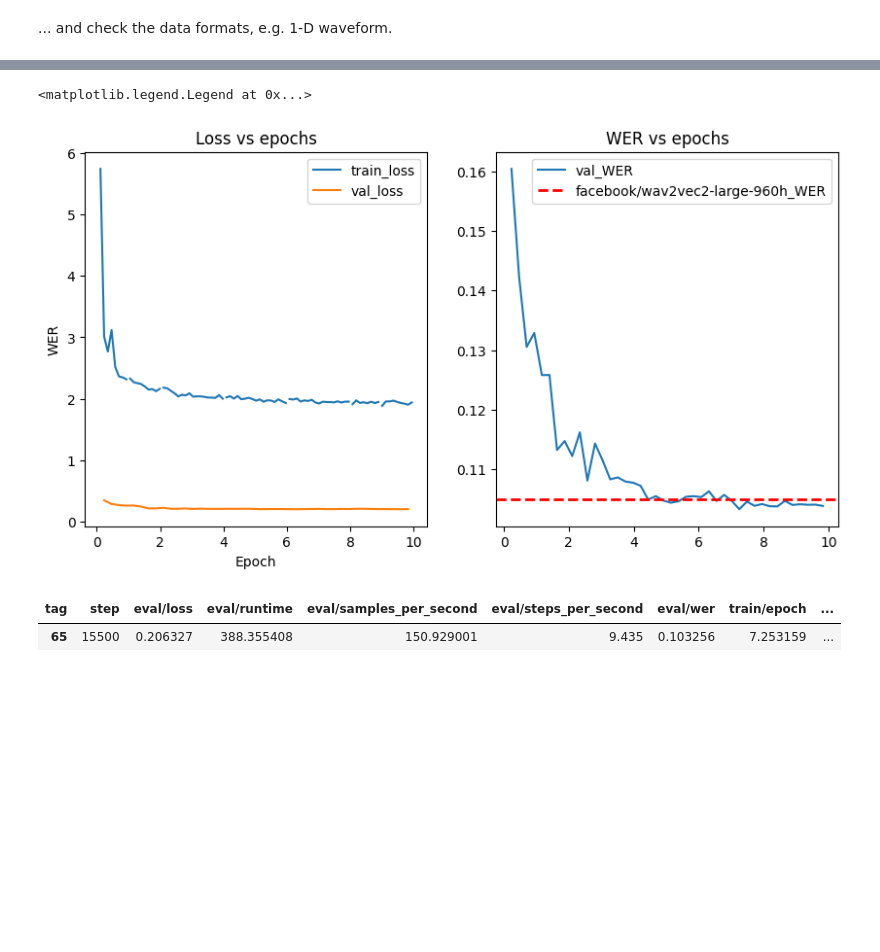
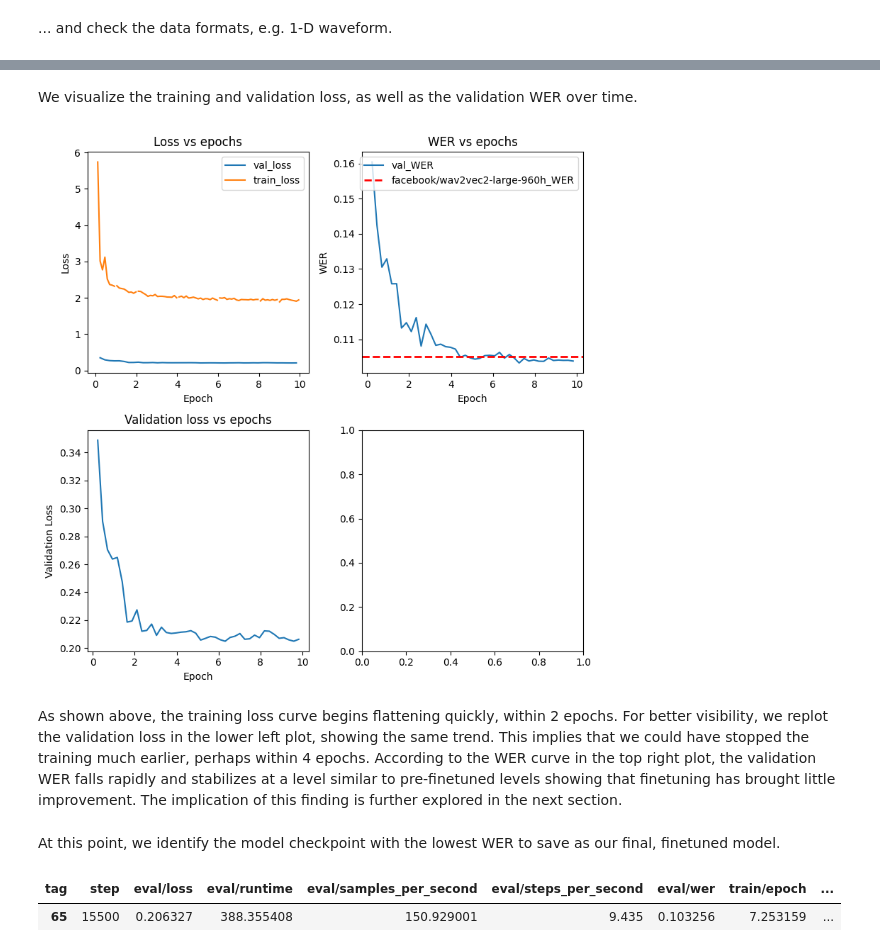
Before and after one commit to teofc111/asr_project, a Jupyter notebook: asr-train/cv-train-2a.ipynb, the cells around one changed output, grey strips where cells are left out. Cells and saved outputs as stored; diff of their text form; code cells hidden in the pictures; blank space fills up the shorter version.

Commit message:
Cleaned up notebook and added final finetuned model for uploading

```diff
--- a/asr-train/cv-train-2a.ipynb
+++ b/asr-train/cv-train-2a.ipynb
@@ -841,2 +574,4 @@ TrainOutput(global_step=21370, training_loss=0.12362917523881684, metrics={'trai
+# %% [markdown]
+We visualize the training and validation loss, as well as the validation WER over time.
 # %%
 from tbparse import SummaryReader
@@ -847,25 +583,35 @@ df.drop_duplicates(subset=['step','tag'], keep='last', inplace=True)
 df = df.pivot(index='step', columns='tag', values='value').reset_index()
 df_eval = df.loc[~pd.isna(df['eval/loss']),:]
 # %%
-n_step_per_epoch = 13
-fig, axs = plt.subplots(1,2,figsize=(10,5))
+fig, axs = plt.subplots(2,2,figsize=(8,8))
+axs = axs.flatten()
 
+axs[0].plot(df_eval['train/epoch'],df_eval['eval/loss'],label='val_loss')
 axs[0].plot(df['train/epoch'],df['train/loss'],label='train_loss')
-axs[0].plot(df_eval['train/epoch'],df_eval['eval/loss'],label='val_loss')
 axs[0].set_title('Loss vs epochs')
 axs[0].set_xlabel('Epoch')
 axs[0].set_ylabel('Loss')
 axs[0].legend()
 
 axs[1].plot(df_eval['train/epoch'],df_eval['eval/wer'],label='val_WER')
 axs[1].axhline(y=0.105, color='red', linestyle='--', linewidth=2, label='facebook/wav2vec2-large-960h_WER')
 axs[1].set_title('WER vs epochs')
-axs[0].set_xlabel('Epoch')
-axs[0].set_ylabel('WER')
+axs[1].set_xlabel('Epoch')
+axs[1].set_ylabel('WER')
 axs[1].legend()
+
+axs[2].plot(df_eval['train/epoch'],df_eval['eval/loss'])
+axs[2].set_title('Validation loss vs epochs')
+axs[2].set_xlabel('Epoch')
+axs[2].set_ylabel('Validation Loss')
+
+fig.tight_layout()
 # %% [output]
-<matplotlib.legend.Legend at 0x...>
-[figure, old version]
+[figure, new version]
+# %% [markdown]
+As shown above, the training loss curve begins flattening quickly, within 2 epochs. For better visibility, we replot the validation loss in the lower left plot, showing the same trend. This implies that we could have stopped the training much earlier, perhaps within 4 epochs. According to the WER curve in the top right plot, the validation WER falls rapidly and stabilizes at a level similar to pre-finetuned levels showing that finetuning has brought little improvement. The implication of this finding is further explored in the next section.
+# %% [markdown]
+At this point, we identify the model checkpoint with the lowest WER to save as our final, finetuned model.
 # %%
 df_eval.loc[df_eval['eval/wer']==df_eval['eval/wer'].min(),:]
 # %% [output]
```
Also changed, not shown: parts of 123 cells of this notebook, 1 other file.
